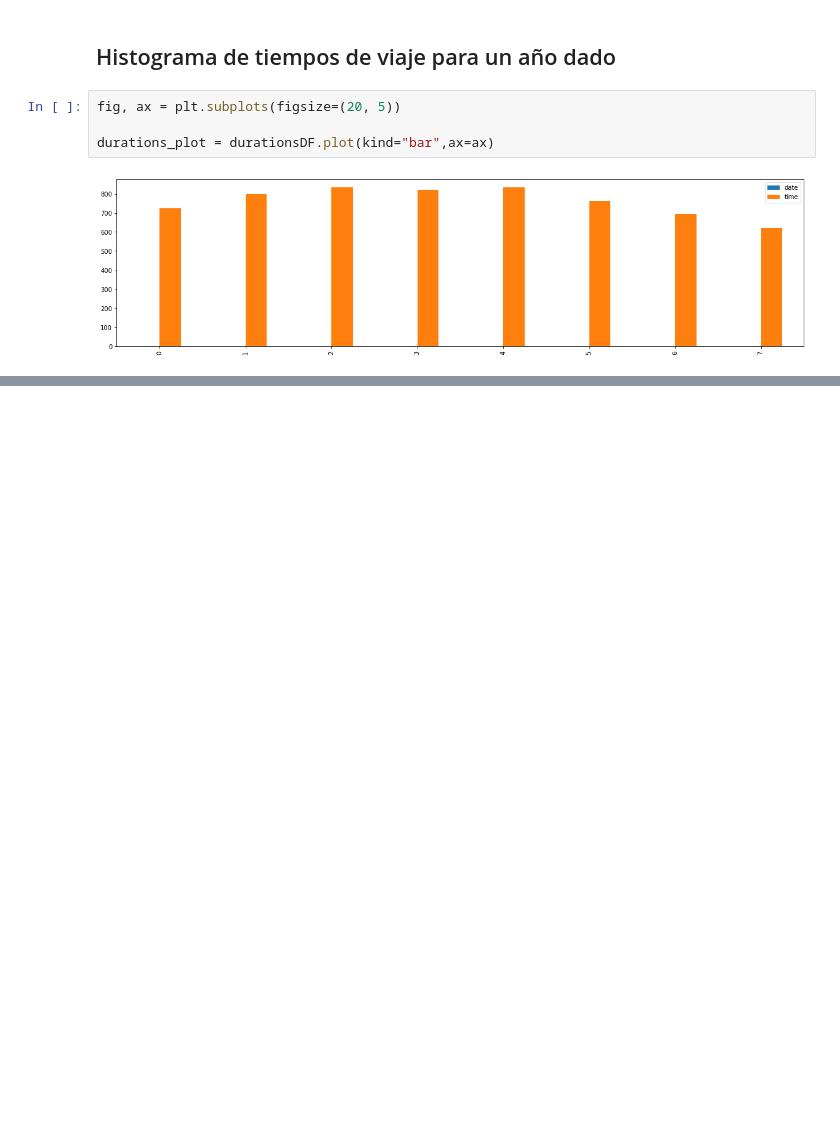
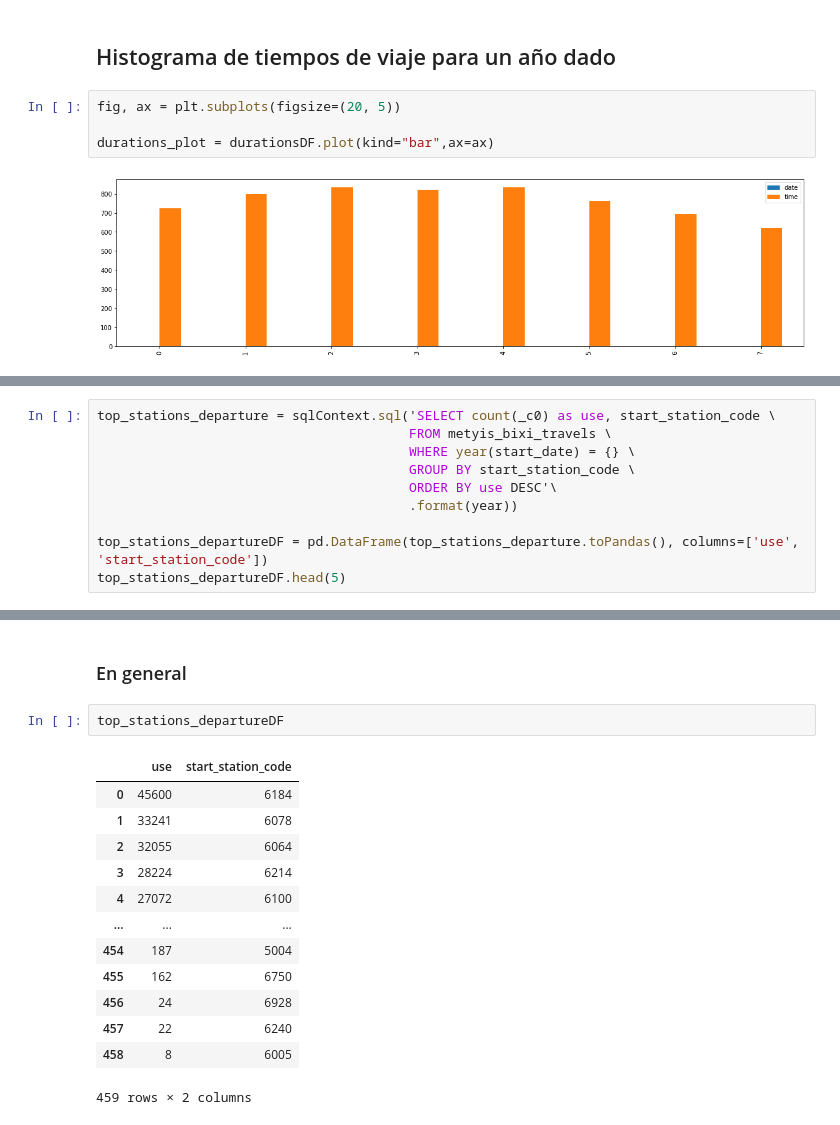
Before and after one commit to jacobojpedrosa/bixi-data_analysis, a Jupyter notebook: metyis_challenge.ipynb, the cells around one changed output, grey strips where cells are left out. Cells and saved outputs as stored; diff of their text form; blank space fills up the shorter version.

```diff
--- a/metyis_challenge.ipynb
+++ b/metyis_challenge.ipynb
@@ -104,0 +111,10 @@ durations_plot = durationsDF.plot(kind="bar",ax=ax)
+# %%
+top_stations_departure = sqlContext.sql('SELECT count(_c0) as use, start_station_code \
+                                        FROM metyis_bixi_travels \
+                                        WHERE year(start_date) = {} \
+                                        GROUP BY start_station_code \
+                                        ORDER BY use DESC'\
+                                        .format(year))
+
+top_stations_departureDF = pd.DataFrame(top_stations_departure.toPandas(), columns=['use', 'start_station_code'])
+top_stations_departureDF.head(5)
@@ -104,0 +147,18 @@ durations_plot = durationsDF.plot(kind="bar",ax=ax)
+# %% [markdown]
+### En general
+# %%
+top_stations_departureDF
+# %% [output]
+|  | use | start_station_code |
+| 0 | 45600 | 6184 |
+| 1 | 33241 | 6078 |
+| 2 | 32055 | 6064 |
+| 3 | 28224 | 6214 |
+| 4 | 27072 | 6100 |
+| ... | ... | ... |
+| 454 | 187 | 5004 |
+| 455 | 162 | 6750 |
+| 456 | 24 | 6928 |
+| 457 | 22 | 6240 |
+| 458 | 8 | 6005 |
+459 rows × 2 columns
```
Also changed, not shown: parts of 10 cells of this notebook.
